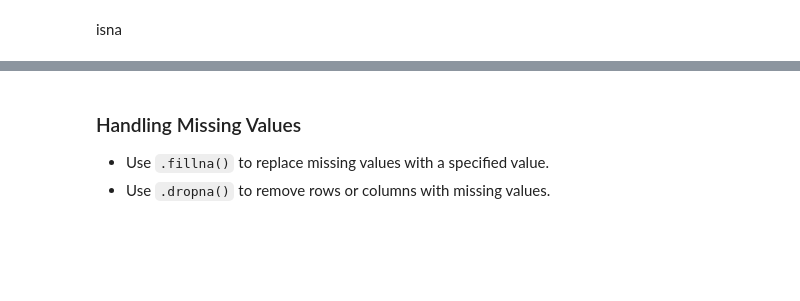
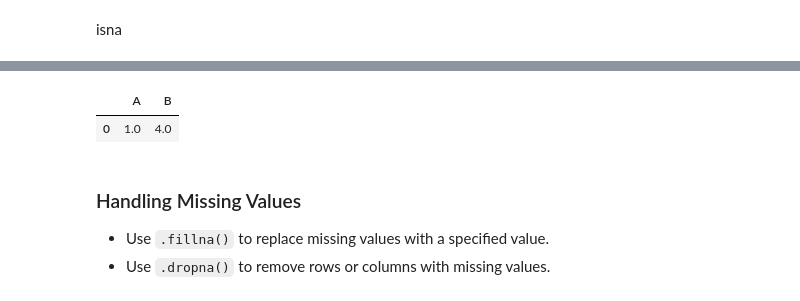
Before and after one commit to alexpatangan/BME3053C-Fall-2025, a Jupyter notebook: lessons-solved/05_Advanced_DataFrame_Operations.ipynb, the cells around one changed output, grey strips where cells are left out. Saved outputs shown, nothing was run; the diff lists cells and outputs as text; code cells hidden in the pictures; blank space fills up the shorter version.

```diff
--- a/lessons-solved/05_Advanced_DataFrame_Operations.ipynb
+++ b/lessons-solved/05_Advanced_DataFrame_Operations.ipynb
@@ -416,3 +550,9 @@ print(df_with_nan.isna().sum())
+# %%
+df_without_nan = df_with_nan[df_with_nan.notna().all(axis=1)]
+df_without_nan
+# %% [output]
+|  | A | B |
+| 0 | 1.0 | 4.0 |
 # %% [markdown]
 ### Handling Missing Values
 
```
Also changed, not shown: parts of 15 cells of this notebook.
